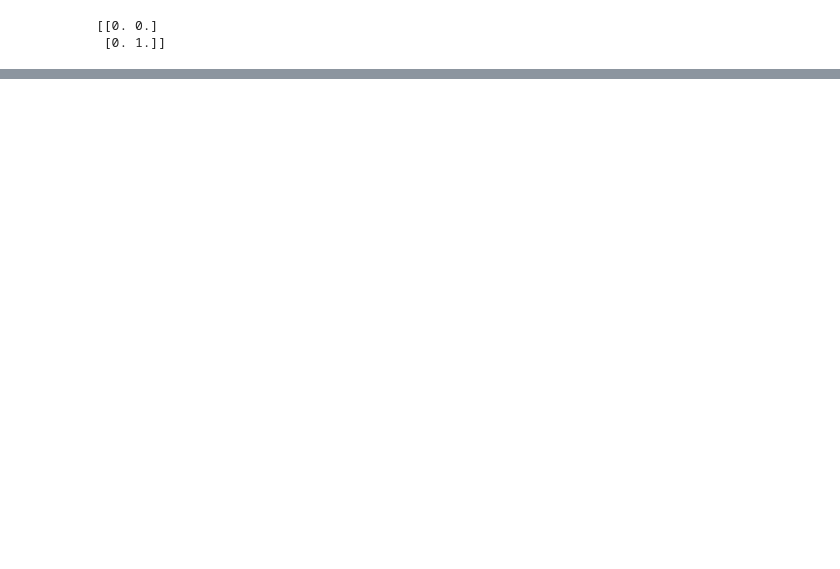
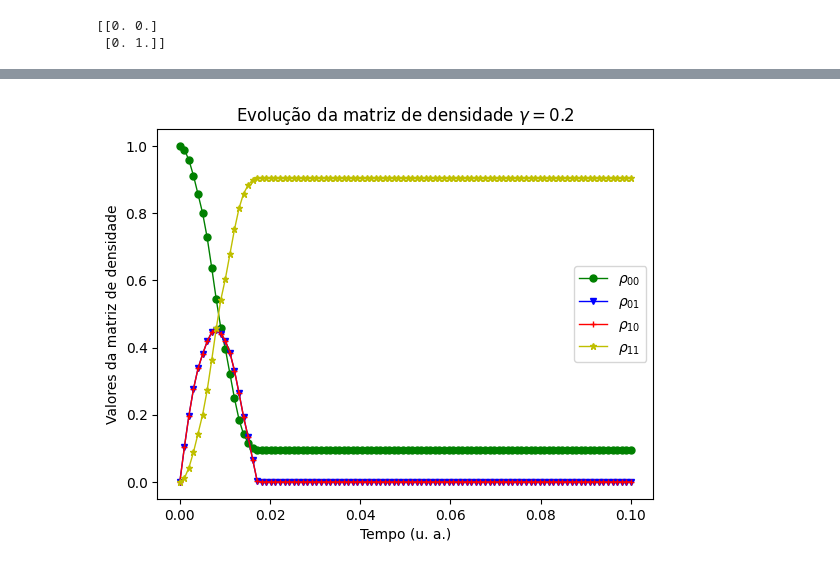
Before and after one commit to GabrielSiqueira1/MPC-Controle-Quantico, a Jupyter notebook: Open-Quantum-Systems-MPC.ipynb, the cells around one changed output, grey strips where cells are left out. Cells and saved outputs as stored; diff of their text form; code cells hidden in the pictures; blank space fills up the shorter version.

```diff
--- a/Open-Quantum-Systems-MPC.ipynb
+++ b/Open-Quantum-Systems-MPC.ipynb
@@ -355,0 +348,20 @@ acao_controle(vetor_controles[1].real, "Imaginário")
+# %%
+def densidade(rho, quant_pontos, lbda):
+    ts = np.linspace(0, 0.1, quant_pontos)
+
+    fig, ax = plt.subplots()
+
+    ax.set_ylabel('Valores da matriz de densidade')
+    ax.set_xlabel('Tempo (u. a.)')
+    ax.plot(ts, abs(rho[0]), color='g', marker='o', linewidth=1, markersize=5, label=r"$\rho_{00}$")
+    ax.plot(ts, abs(rho[1]), color='b', marker='v', linewidth=1, markersize=5, label=r"$\rho_{01}$")
+    ax.plot(ts, abs(rho[2]), color='r', marker='+', linewidth=1, markersize=5, label=r"$\rho_{10}$")
+    ax.plot(ts, abs(rho[3]), color='y', marker='*', linewidth=1, markersize=5, label=r"$\rho_{11}$")
+    ax.legend(loc="center right")
+    ax.set_title(fr"Evolução da matriz de densidade $\gamma = {lbda}$")
+
+    plt.show()
+# %%
+densidade(evolucao, 100, 0.20)
+# %% [output]
+[figure, added]
```
Also changed, not shown: parts of 9 cells of this notebook, 1 other file.
